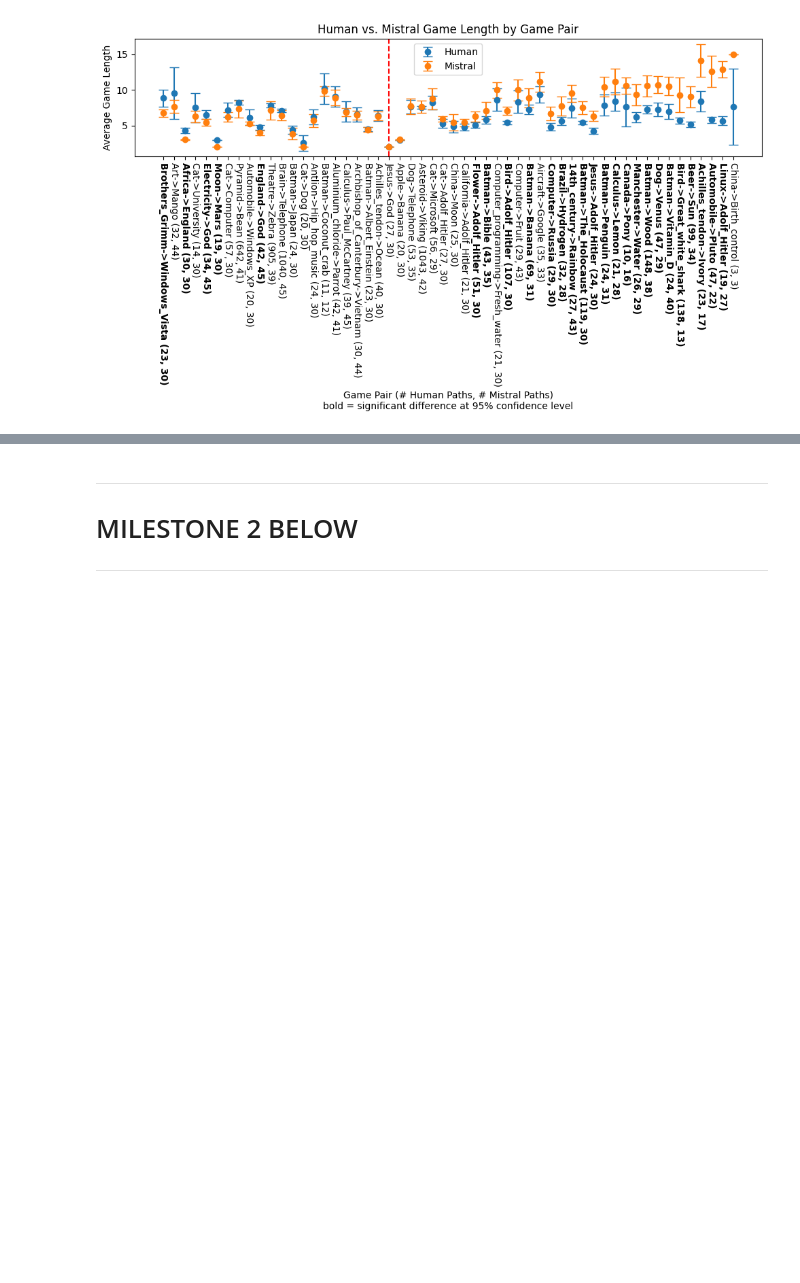
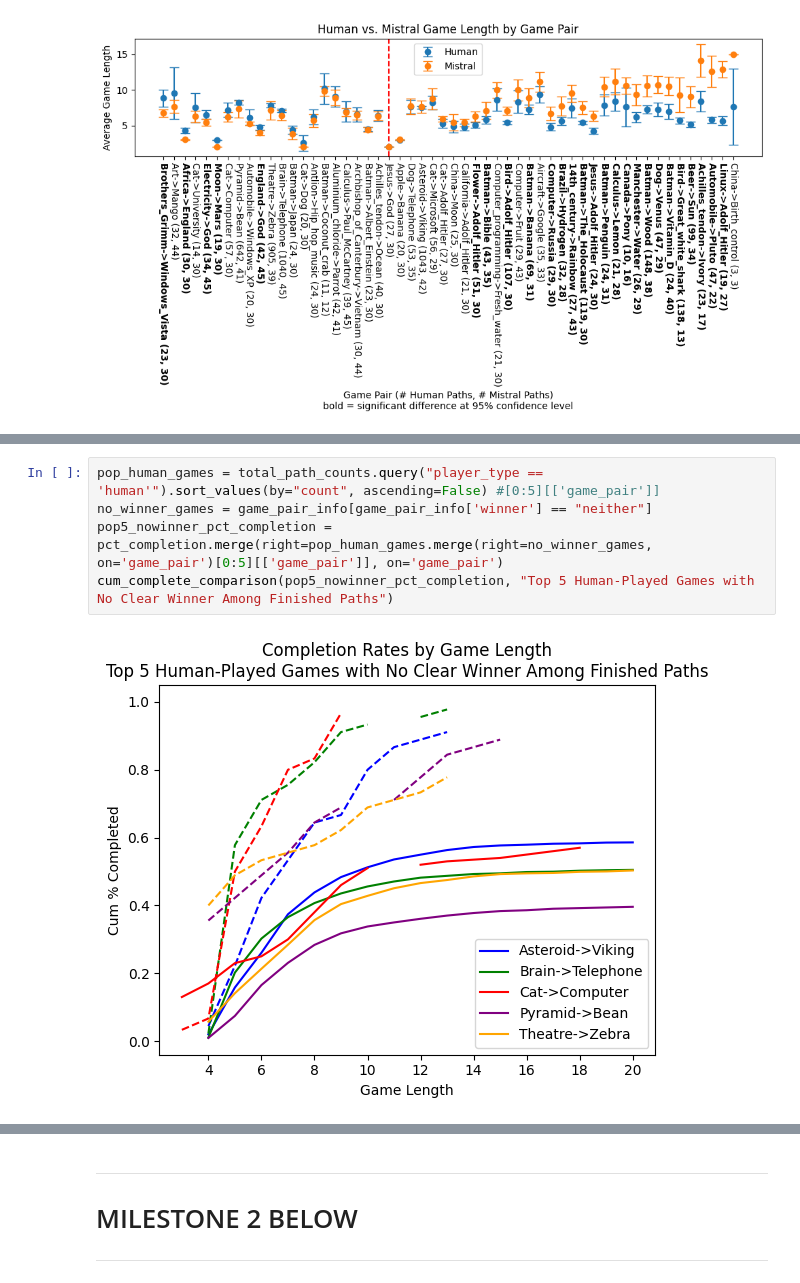
Before and after one commit to epfl-ada/ada-2023-project-klech, a Jupyter notebook: analysis.ipynb, the cells around one changed output, grey strips where cells are left out. Saved outputs shown, nothing was run; the diff lists cells and outputs as text; blank space fills up the shorter version.

```diff
--- a/analysis.ipynb
+++ b/analysis.ipynb
@@ -222,0 +284,7 @@ plt.show()
+# %%
+pop_human_games = total_path_counts.query("player_type == 'human'").sort_values(by="count", ascending=False) #[0:5][['game_pair']]
+no_winner_games = game_pair_info[game_pair_info['winner'] == "neither"]
+pop5_nowinner_pct_completion = pct_completion.merge(right=pop_human_games.merge(right=no_winner_games, on='game_pair')[0:5][['game_pair']], on='game_pair')
+cum_complete_comparison(pop5_nowinner_pct_completion, "Top 5 Human-Played Games with No Clear Winner Among Finished Paths")
+# %% [output]
+[figure, added]
```
Also changed, not shown: parts of 14 cells of this notebook.
